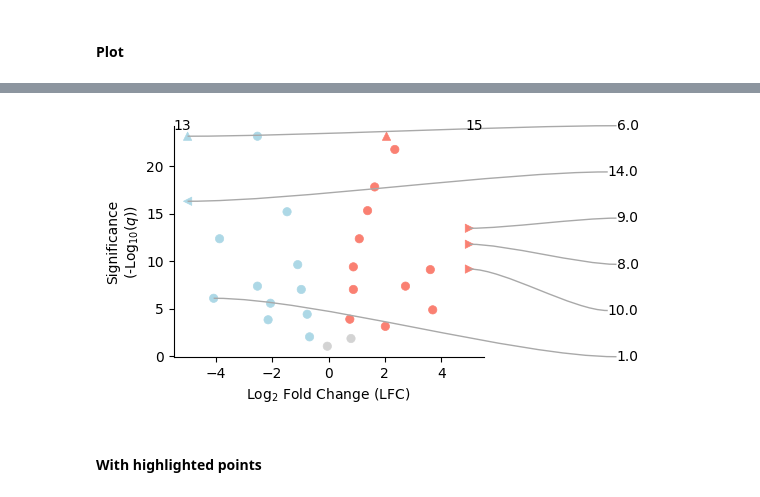
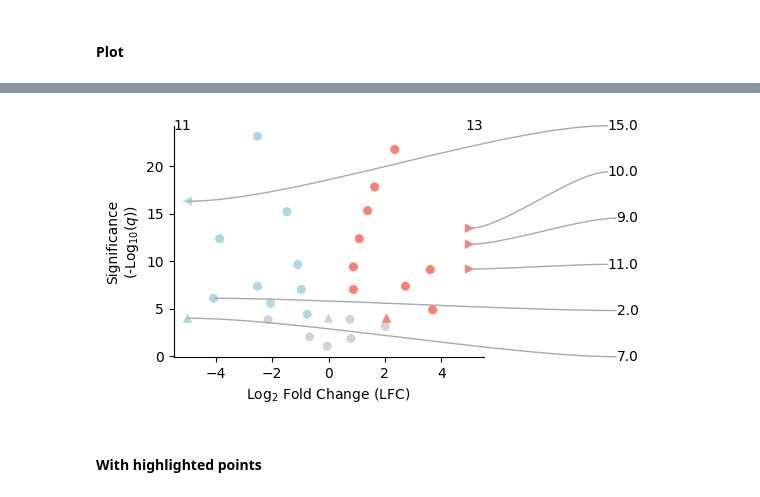
Before and after one commit to rraadd88/roux, a Jupyter notebook: examples/roux_viz_scatter.ipynb, the cells around one changed output, grey strips where cells are left out. Drawn from its saved outputs; the diff is of its cells as text; code cells hidden in the pictures.

Commit message:
/ volcano

```diff
--- a/examples/roux_viz_scatter.ipynb
+++ b/examples/roux_viz_scatter.ipynb
@@ -61,8 +63,8 @@ data.head(1)
 # %% [markdown]
 #### Plot
 # %%
-# %run ../roux/viz/scatter.py
-from roux.viz.scatter import plot_volcano
+%run ../roux/viz/scatter.py
+# from roux.viz.scatter import plot_volcano
 ax=plot_volcano(
     data,
     colx='log fold change',
@@ -72,11 +74,11 @@ ax=plot_volcano(
 
     show_labels=3, # show top n
 
+    p_lt=0.0001,
     xlim=[-5,5],
 
     text_increase='n',
     text_decrease='n',
-    line_pvalue=0.01,
     palette=['salmon','lightblue','lightgray',], # increase, decrease, ns
     )
 # to_plot('./outputs/roux_viz_scatter/plot_volcano.png')
@@ -86,4 +89,4 @@ WARNING:root:zeros found, replaced with min 7.076272236596726e-24
-[figure, old version]
+[figure, new version]
 # %% [markdown]
 #### With highlighted points
 # %%
```
Also changed, not shown: parts of 4 cells of this notebook, 9 other files.
